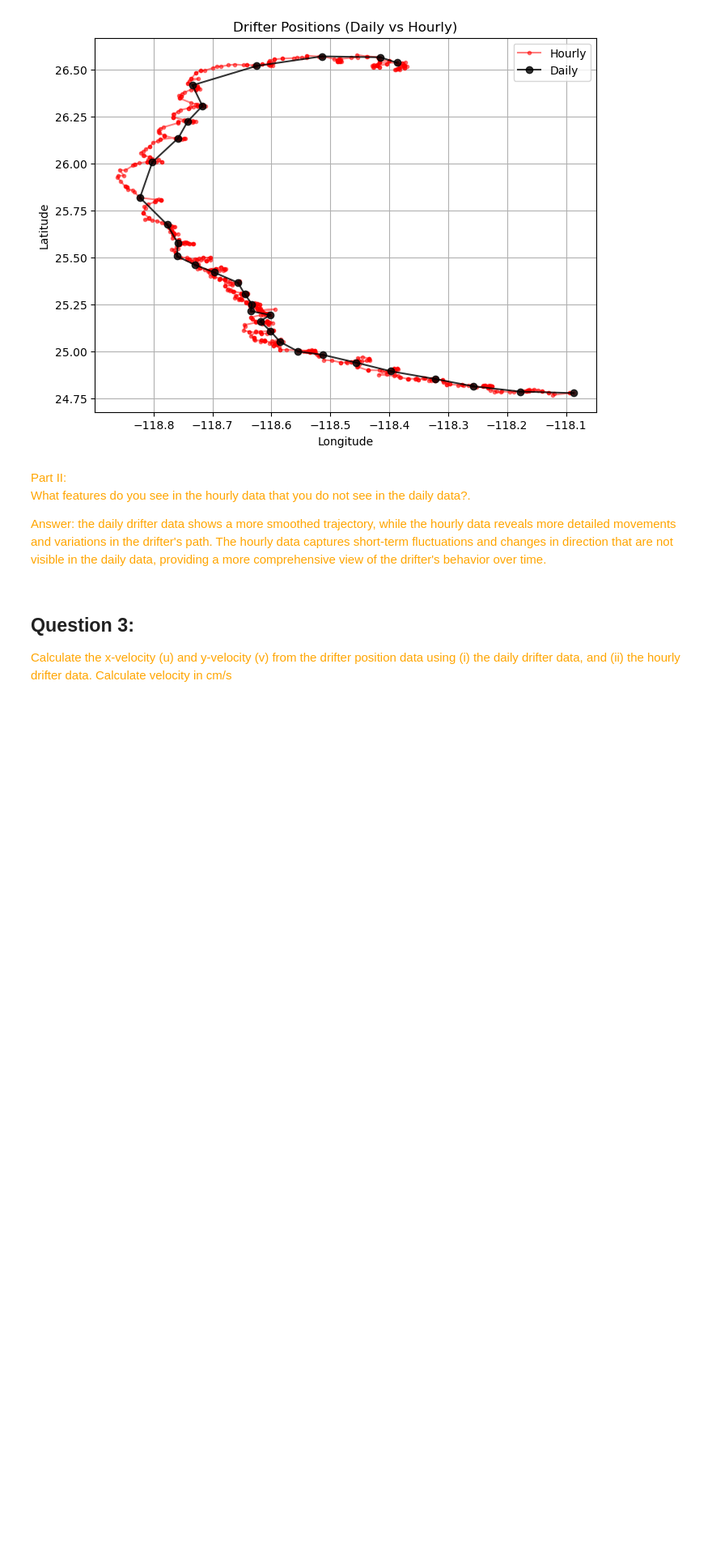
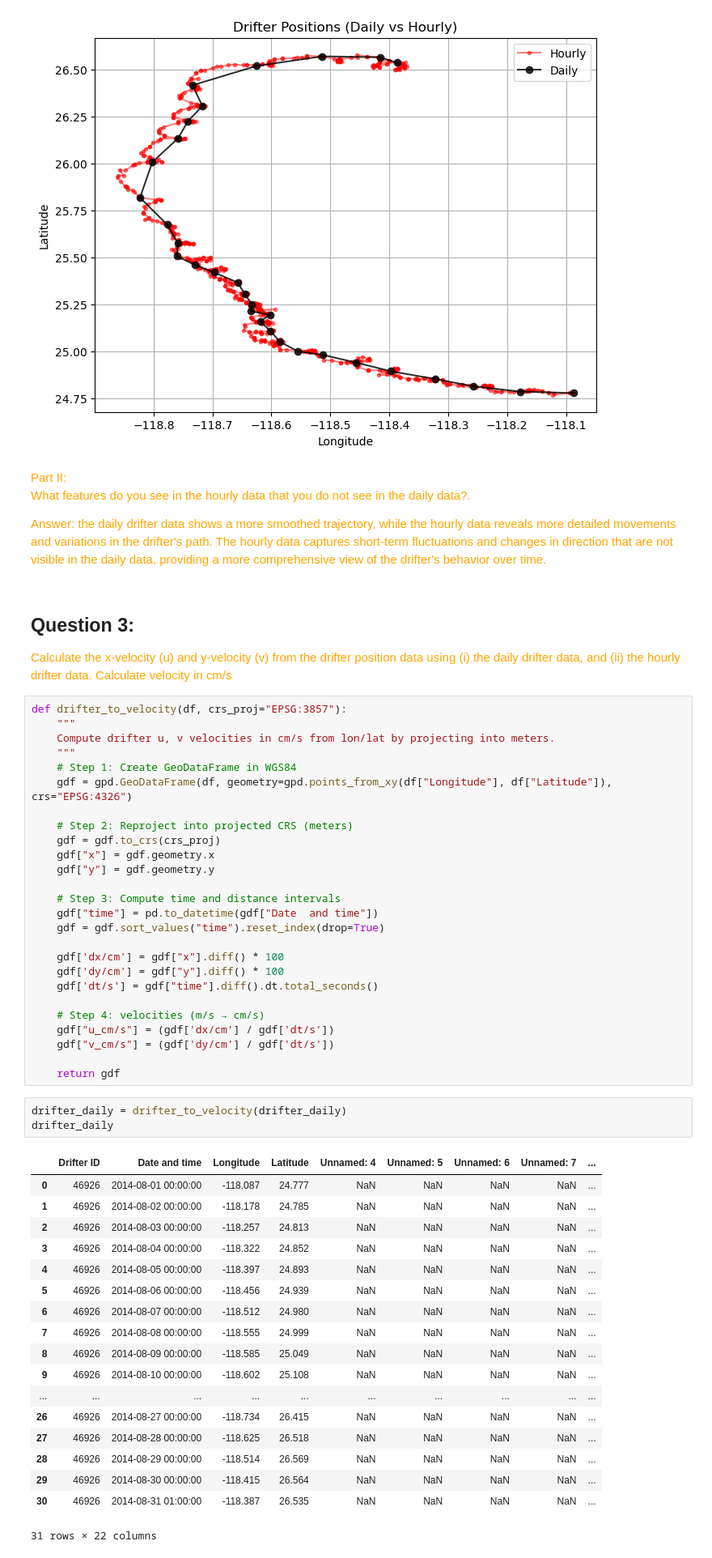
Before and after one commit to HOUPU1993/Homework-for-GEOG-210A-F25, a Jupyter notebook: Homework 1/HM1.ipynb, the cells around one changed output. Shown at 81% size. Saved outputs shown, nothing was run; the diff lists cells and outputs as text; blank space fills up the shorter version.

```diff
--- a/Homework 1/HM1.ipynb
+++ b/Homework 1/HM1.ipynb
@@ -68,3 +68,51 @@ Answer: the daily drifter data shows a more smoothed trajectory, while the hourl
 <font color="orange">
 Calculate the x-velocity (u) and y-velocity (v) from the drifter position data using (i) the daily drifter data, and (ii) the hourly drifter data. Calculate velocity in cm/s
 </font>
+# %%
+def drifter_to_velocity(df, crs_proj="EPSG:3857"):
+    """
+    Compute drifter u, v velocities in cm/s from lon/lat by projecting into meters.
+    """
+    # Step 1: Create GeoDataFrame in WGS84
+    gdf = gpd.GeoDataFrame(df, geometry=gpd.points_from_xy(df["Longitude"], df["Latitude"]), crs="EPSG:4326")
+
+    # Step 2: Reproject into projected CRS (meters)
+    gdf = gdf.to_crs(crs_proj)
+    gdf["x"] = gdf.geometry.x
+    gdf["y"] = gdf.geometry.y
+
+    # Step 3: Compute time and distance intervals
+    gdf["time"] = pd.to_datetime(gdf["Date  and time"])
+    gdf = gdf.sort_values("time").reset_index(drop=True)
+
+    gdf['dx/cm'] = gdf["x"].diff() * 100
+    gdf['dy/cm'] = gdf["y"].diff() * 100
+    gdf['dt/s'] = gdf["time"].diff().dt.total_seconds()
+
+    # Step 4: velocities (m/s → cm/s)
+    gdf["u_cm/s"] = (gdf['dx/cm'] / gdf['dt/s'])
+    gdf["v_cm/s"] = (gdf['dy/cm'] / gdf['dt/s'])
+
+    return gdf
+# %%
+drifter_daily = drifter_to_velocity(drifter_daily)
+drifter_daily
+# %% [output]
+|  | Drifter ID | Date and time | Longitude | Latitude | Unnamed: 4 | Unnamed: 5 | Unnamed: 6 | Unnamed: 7 | ... |
+| 0 | 46926 | 2014-08-01 00:00:00 | -118.087 | 24.777 | NaN | NaN | NaN | NaN | ... |
+| 1 | 46926 | 2014-08-02 00:00:00 | -118.178 | 24.785 | NaN | NaN | NaN | NaN | ... |
+| 2 | 46926 | 2014-08-03 00:00:00 | -118.257 | 24.813 | NaN | NaN | NaN | NaN | ... |
+| 3 | 46926 | 2014-08-04 00:00:00 | -118.322 | 24.852 | NaN | NaN | NaN | NaN | ... |
+| 4 | 46926 | 2014-08-05 00:00:00 | -118.397 | 24.893 | NaN | NaN | NaN | NaN | ... |
+| 5 | 46926 | 2014-08-06 00:00:00 | -118.456 | 24.939 | NaN | NaN | NaN | NaN | ... |
+| 6 | 46926 | 2014-08-07 00:00:00 | -118.512 | 24.980 | NaN | NaN | NaN | NaN | ... |
+| 7 | 46926 | 2014-08-08 00:00:00 | -118.555 | 24.999 | NaN | NaN | NaN | NaN | ... |
+| 8 | 46926 | 2014-08-09 00:00:00 | -118.585 | 25.049 | NaN | NaN | NaN | NaN | ... |
+| 9 | 46926 | 2014-08-10 00:00:00 | -118.602 | 25.108 | NaN | NaN | NaN | NaN | ... |
+| ... | ... | ... | ... | ... | ... | ... | ... | ... | ... |
+| 26 | 46926 | 2014-08-27 00:00:00 | -118.734 | 26.415 | NaN | NaN | NaN | NaN | ... |
+| 27 | 46926 | 2014-08-28 00:00:00 | -118.625 | 26.518 | NaN | NaN | NaN | NaN | ... |
+| 28 | 46926 | 2014-08-29 00:00:00 | -118.514 | 26.569 | NaN | NaN | NaN | NaN | ... |
+| 29 | 46926 | 2014-08-30 00:00:00 | -118.415 | 26.564 | NaN | NaN | NaN | NaN | ... |
+| 30 | 46926 | 2014-08-31 01:00:00 | -118.387 | 26.535 | NaN | NaN | NaN | NaN | ... |
+31 rows × 22 columns
```
Also changed, not shown: parts of 5 cells of this notebook.
